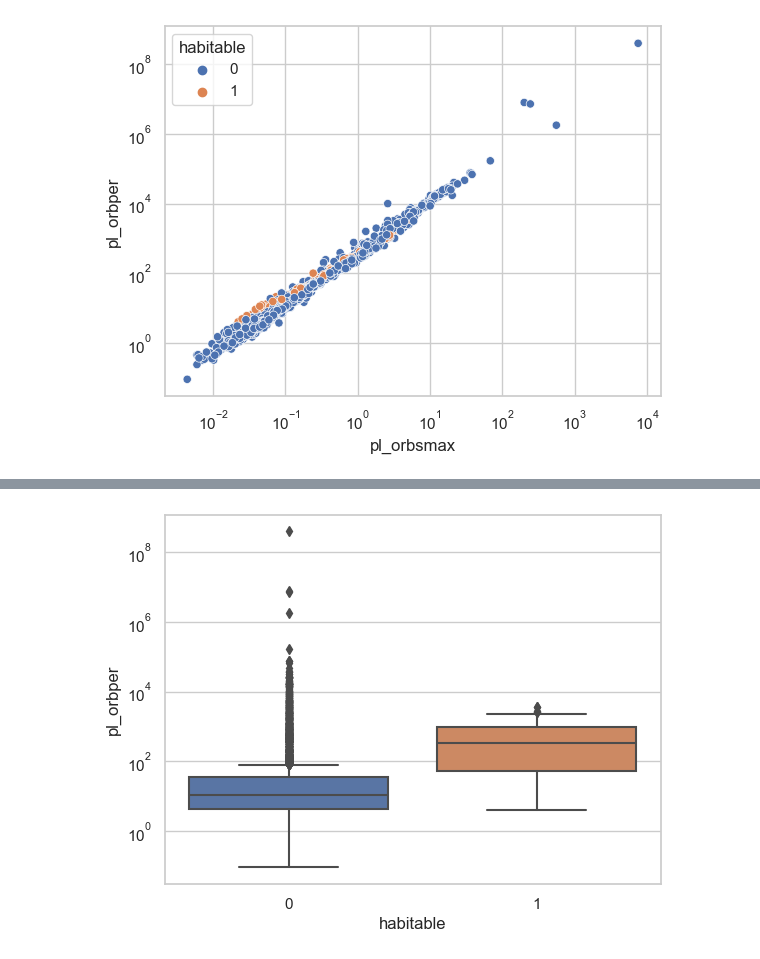
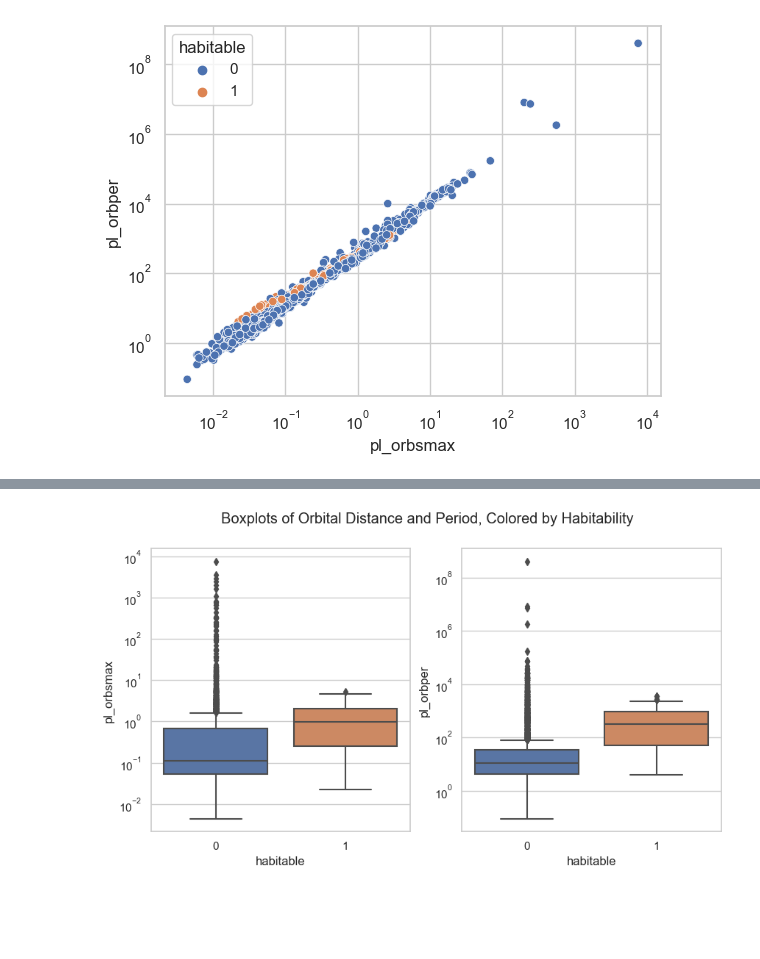
Before and after one commit to sethbeckett/cs6830_final_project, a Jupyter notebook: seth.ipynb, the cells around one changed output, grey strips where cells are left out. Saved outputs shown, nothing was run; the diff lists cells and outputs as text; code cells hidden in the pictures; blank space fills up the shorter version.

```diff
--- a/seth.ipynb
+++ b/seth.ipynb
@@ -492,7 +493,18 @@ plt.show()
-# %%
-# plot boxplots for orbital period
-sns.boxplot(data=planets_sub, x='habitable', y='pl_orbper')
-plt.yscale('log')
-plt.show()
-# %% [output]
-[figure, removed]
+# %%
+# plot boxplots of pl_orbsmax and pl_orbper, color by habitable
+fig, axes = plt.subplots(1, 2, figsize=(10, 5))
+
+# plot boxplots for orbital distance, with log scale
+sns.boxplot(data=planets_sub, x='habitable', y='pl_orbsmax', ax=axes[0])
+axes[0].set_yscale('log')
+
+# plot boxplots for orbital period, with log scale
+sns.boxplot(data=planets_sub, x='habitable', y='pl_orbper', ax=axes[1])
+axes[1].set_yscale('log')
+
+# add figure overall title
+fig.suptitle('Boxplots of Orbital Distance and Period, Colored by Habitability')
+
+plt.show()
+# %% [output]
+[figure, added]
```
Also changed, not shown: parts of 2 cells of this notebook.
